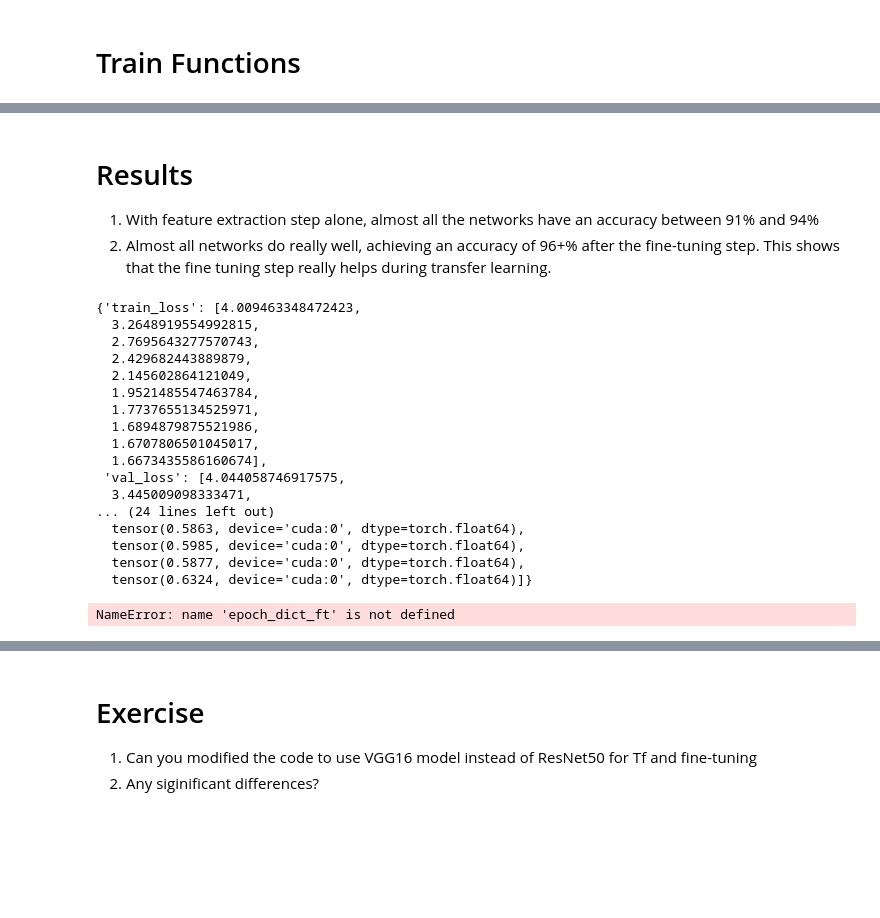
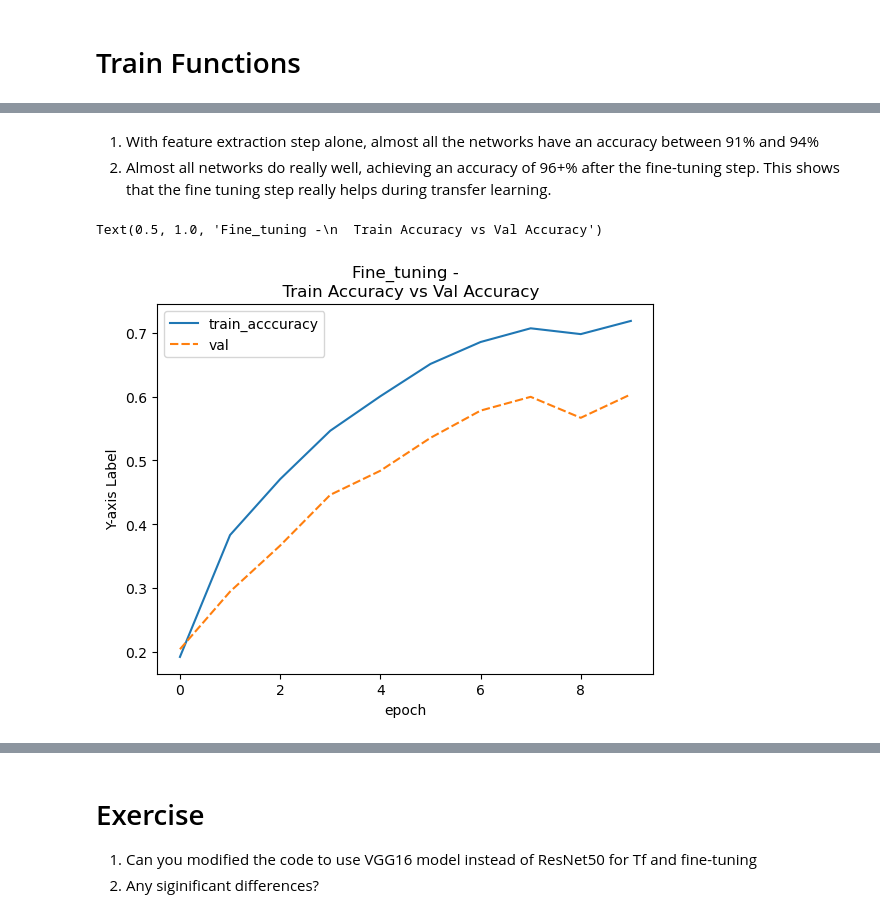
Before and after one commit to TIL-24/til-24-curriculum, a Jupyter notebook: cv_vlm/Unit_3/3.3.1_object_classification_transfer_learning.ipynb, the cells around one changed output, grey strips where cells are left out. Cells and saved outputs as stored; diff of their text form; code cells hidden in the pictures; blank space fills up the shorter version.

```diff
--- a/cv_vlm/Unit_3/3.3.1_object_classification_transfer_learning.ipynb
+++ b/cv_vlm/Unit_3/3.3.1_object_classification_transfer_learning.ipynb
@@ -498,31 +506,6 @@ visualize_model(model_ft)
 # %% [markdown]
-# Results
 1. With feature extraction step alone, almost all the networks have an accuracy between 91% and 94%
 2. Almost all networks do really well, achieving an accuracy of 96+% after the fine-tuning step. This shows that the fine tuning step really helps during transfer learning.
 # %%
-train_accuracy = [float(tensor.item()) for tensor in epoch_dict_tl['train_accuracy']]
-val_accuracy = [float(tensor.item()) for tensor in epoch_dict_tl['val_accuracy']]
+train_accuracy_tl = [float(tensor) for tensor in epoch_dict_tl['train_accuracy']]
+val_accuracy_tl = [float(tensor) for tensor in epoch_dict_tl['val_accuracy']]
-# %%
-epoch_dict_tl
-# %% [output]
-{'train_loss': [4.009463348472423,
-  3.2648919554992815,
-  2.7695643277570743,
-  2.429682443889879,
-  2.145602864121049,
-  1.9521485547463784,
-  1.7737655134525971,
-  1.6894879875521986,
-  1.6707806501045017,
-  1.6673435586160674],
- 'val_loss': [4.044058746917575,
-  3.445009098333471,
-... (24 lines left out)
-  tensor(0.5863, device='cuda:0', dtype=torch.float64),
-  tensor(0.5985, device='cuda:0', dtype=torch.float64),
-  tensor(0.5877, device='cuda:0', dtype=torch.float64),
-  tensor(0.6324, device='cuda:0', dtype=torch.float64)]}
-# %%
-epoch_dict_ft
-# %% [output]
-NameError: name 'epoch_dict_ft' is not defined
@@ -528,0 +515,10 @@ NameError: name 'epoch_dict_ft' is not defined
+# %%
+sns.lineplot({'train_acccuracy':train_accuracy_tl, 'val':val_accuracy_tl})
+
+# Add labels and title
+plt.xlabel("epoch")
+plt.ylabel("Y-axis Label")
+plt.title("Fine_tuning -\n  Train Accuracy vs Val Accuracy")
+# %% [output]
+Text(0.5, 1.0, 'Fine_tuning -\n  Train Accuracy vs Val Accuracy')
+[figure, added]
```
Also changed, not shown: parts of 11 cells of this notebook, 2 other files.
